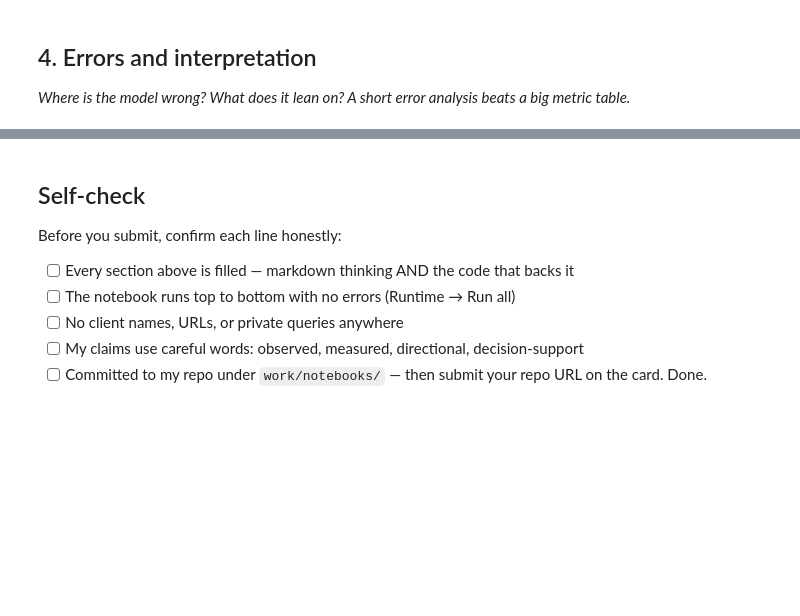
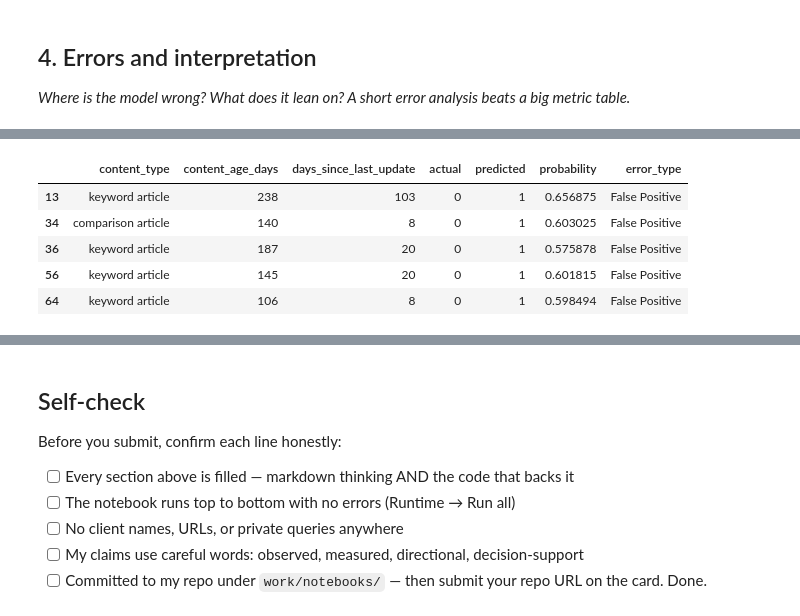
Before and after one commit to suyashverma0/flyrank-ml-workspace2, a Jupyter notebook: work/notebooks/w05_model.ipynb, the cells around one changed output, grey strips where cells are left out. Saved outputs shown, nothing was run; the diff lists cells and outputs as text; code cells hidden in the pictures; blank space fills up the shorter version.

```diff
--- a/work/notebooks/w05_model.ipynb
+++ b/work/notebooks/w05_model.ipynb
@@ -36,0 +302,81 @@ This skeleton is yours to fill. Work the sections **in order** — each one has
+# %%
+# This cell is for CODE (numbers, a query, a check).
+# Write your text answer in the cell ABOVE this one — typing sentences here breaks Run All.
+from sklearn.metrics import classification_report, confusion_matrix
+
+# 1. Predictions
+predictions = (model_probabilities >= 0.5).astype(int)
+
+print("Classification Report:")
+print(classification_report(
+    y_test,
+    predictions,
+    zero_division=0
+))
+
+print("Confusion Matrix:")
+print(confusion_matrix(y_test, predictions))
+
+# 2. Feature importance through coefficients
+feature_names = model.named_steps[
+    "preprocess"
+].get_feature_names_out()
+
+coefficients = model.named_steps[
+    "classifier"
+].coef_[0]
+
+importance_df = pd.DataFrame({
+    "Feature": feature_names,
+    "Coefficient": coefficients
+})
+
+print("\nStrongest Positive Features:")
+display(
+    importance_df.sort_values(
+        "Coefficient", ascending=False
+    ).head(10)
+)
+
+print("\nStrongest Negative Features:")
+display(
+    importance_df.sort_values(
+        "Coefficient", ascending=True
+    ).head(10)
+)
+
+# 3. Error analysis
+error_df = test_df[[
+    "content_type",
+    "content_age_days",
+    "days_since_last_update"
+]].copy()
+
+error_df["actual"] = y_test
+error_df["predicted"] = predictions
+error_df["probability"] = model_probabilities
+
+error_df["error_type"] = np.select(
+    [
+        (error_df["predicted"] == 1) & (error_df["actual"] == 0),
+        (error_df["predicted"] == 0) & (error_df["actual"] == 1)
+    ],
+    ["False Positive", "False Negative"],
+    default="Correct"
+)
+
+print("\nError Distribution:")
+display(
+    error_df["error_type"].value_counts().to_frame("Count")
+)
+
+print("\nFalse Positives:")
+display(
+    error_df[error_df["error_type"] == "False Positive"].head(5)
+)
+
+print("\nFalse Negatives:")
+display(
+    error_df[error_df["error_type"] == "False Negative"].head(5)
+)
+# %% [output]
@@ -36,0 +428,6 @@ This skeleton is yours to fill. Work the sections **in order** — each one has
+|  | content_type | content_age_days | days_since_last_update | actual | predicted | probability | error_type |
+| 13 | keyword article | 238 | 103 | 0 | 1 | 0.656875 | False Positive |
+| 34 | comparison article | 140 | 8 | 0 | 1 | 0.603025 | False Positive |
+| 36 | keyword article | 187 | 20 | 0 | 1 | 0.575878 | False Positive |
+| 56 | keyword article | 145 | 20 | 0 | 1 | 0.601815 | False Positive |
+| 64 | keyword article | 106 | 8 | 0 | 1 | 0.598494 | False Positive |
```
Also changed, not shown: parts of 9 cells of this notebook.
